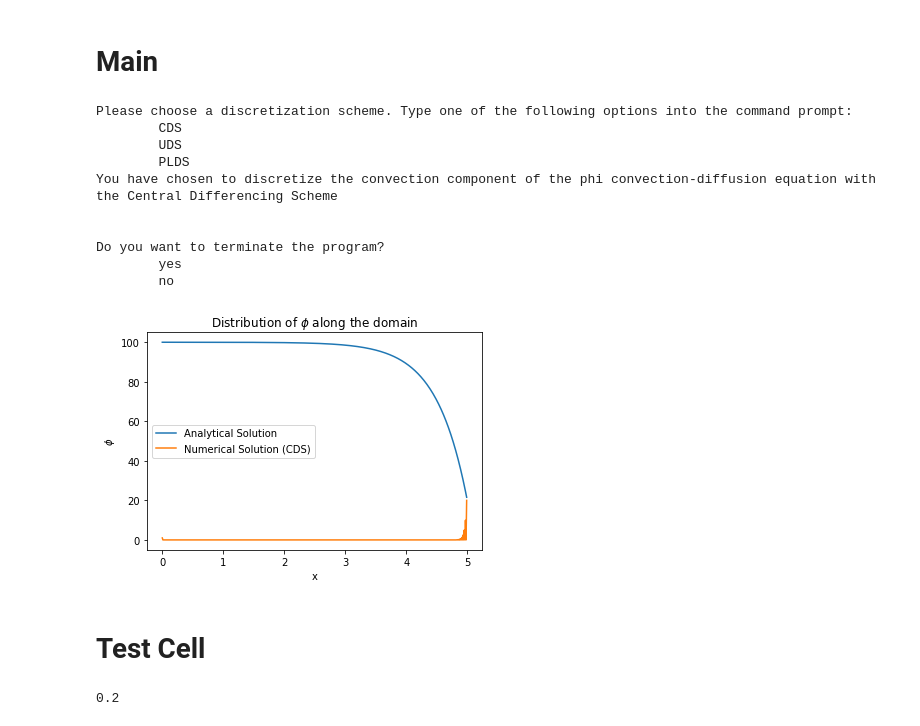
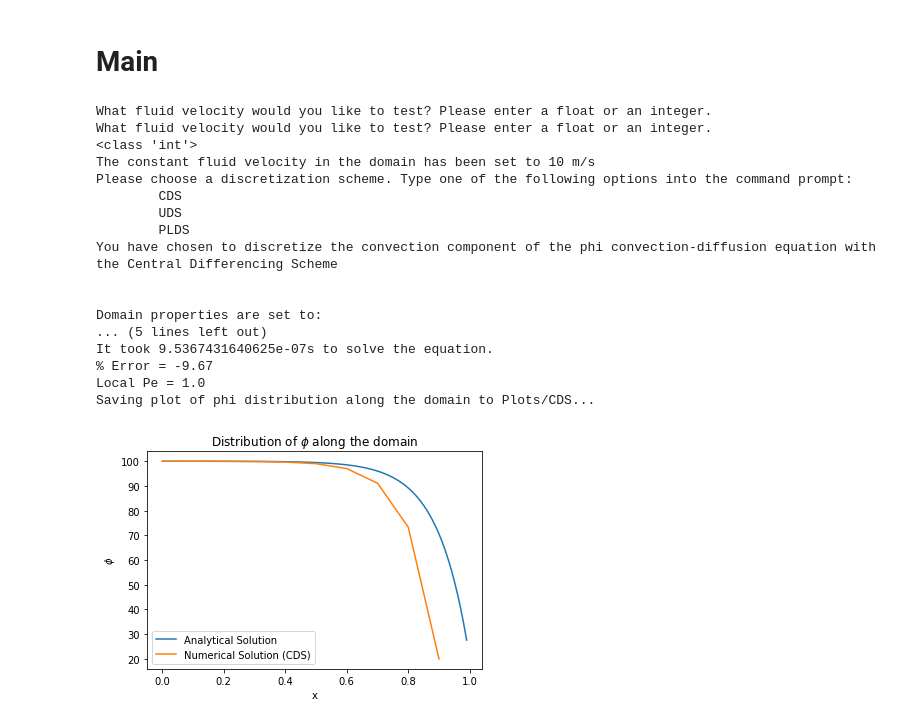
Before and after one commit to aesclamadoca/CFD_CWI, a Jupyter notebook: CWI.ipynb, the cells around one changed output. Drawn from its saved outputs; the diff is of its cells as text; code cells hidden in the pictures.

```diff
--- a/CWI.ipynb
+++ b/CWI.ipynb
@@ -107,43 +165,46 @@ def comp_phi_plot(scheme):
 # %%
 scheme_dict = {'CDS':'Central Differencing Scheme',
                'UDS':'Upwind Differencing Scheme',
                'PLDS':'Power Law Differencing Scheme'}
 
-end_condition = False
-while not end_condition:
-  #Ask user what type of differencing scheme they would like to try
-  while True:
-    print("Please choose a discretization scheme. Type one of the following options into the command prompt: \n\tCDS \n\tUDS \n\tPLDS")
-    scheme_text = input()
-    if scheme_text in ['CDS','UDS','PLDS']: break
-    print("Please ensure you have entered the acronym in all caps with no spaces!")
-  print(f"You have chosen to discretize the convection component of the phi convection-diffusion equation with the {scheme_dict[scheme_text]}\n\n")
+#Ask user what fluid velocity they would like to try
+while True:
+  print("What fluid velocity would you like to test? Please enter a float or an integer.")
+  velocity = input()
+  try: velocity = int(velocity)
+  except ValueError:
+    try: velocity = float(velocity)
+    except ValueError: continue
+  break
+print(type(velocity))
+print(f'The constant fluid velocity in the domain has been set to {velocity} m/s')
 
-  #Plot the numerical solution against the analytical solution
-  comp_phi_plot(scheme_text)
+#Ask user what type of differencing scheme they would like to try
+while True:
+  print("Please choose a discretization scheme. Type one of the following options into the command prompt: \n\tCDS \n\tUDS \n\tPLDS")
+  scheme_text = input()
+  if scheme_text in ['CDS','UDS','PLDS']: break
+  print("Please ensure you have entered the acronym in all caps with no spaces!")
+print(f"You have chosen to discretize the convection component of the phi convection-diffusion equation with the {scheme_dict[scheme_text]}\n\n")
 
-  while True:
-    print("Do you want to terminate the program? \n\tyes \n\tno")
-    break_cmd = input()
-    if break_cmd == 'yes': end_condition = True
-    if break_cmd in ['yes','no']: break
-    print("Please type your response as presented above.")
+#Plot the numerical solution against the analytical solution
+comp_phi_plot(scheme_text,velocity)
 # %% [output]
+What fluid velocity would you like to test? Please enter a float or an integer.
+What fluid velocity would you like to test? Please enter a float or an integer.
+<class 'int'>
+The constant fluid velocity in the domain has been set to 10 m/s
 Please choose a discretization scheme. Type one of the following options into the command prompt:
         CDS
         UDS
         PLDS
 You have chosen to discretize the convection component of the phi convection-diffusion equation with the Central Differencing Scheme
 
 
-Do you want to terminate the program?
-        yes
-        no
+Domain properties are set to:
+... (5 lines left out)
+It took 9.5367431640625e-07s to solve the equation.
+% Error = -9.67
+Local Pe = 1.0
+Saving plot of phi distribution along the domain to Plots/CDS...
-[figure, old version]
+[figure, new version]
-# %% [markdown]
-# Test Cell
-# %%
-solve = solver('CDS')
-solve.get_local_Pe()
-# %% [output]
-0.2
```
Also changed, not shown: parts of 6 cells of this notebook, 5 other files.
